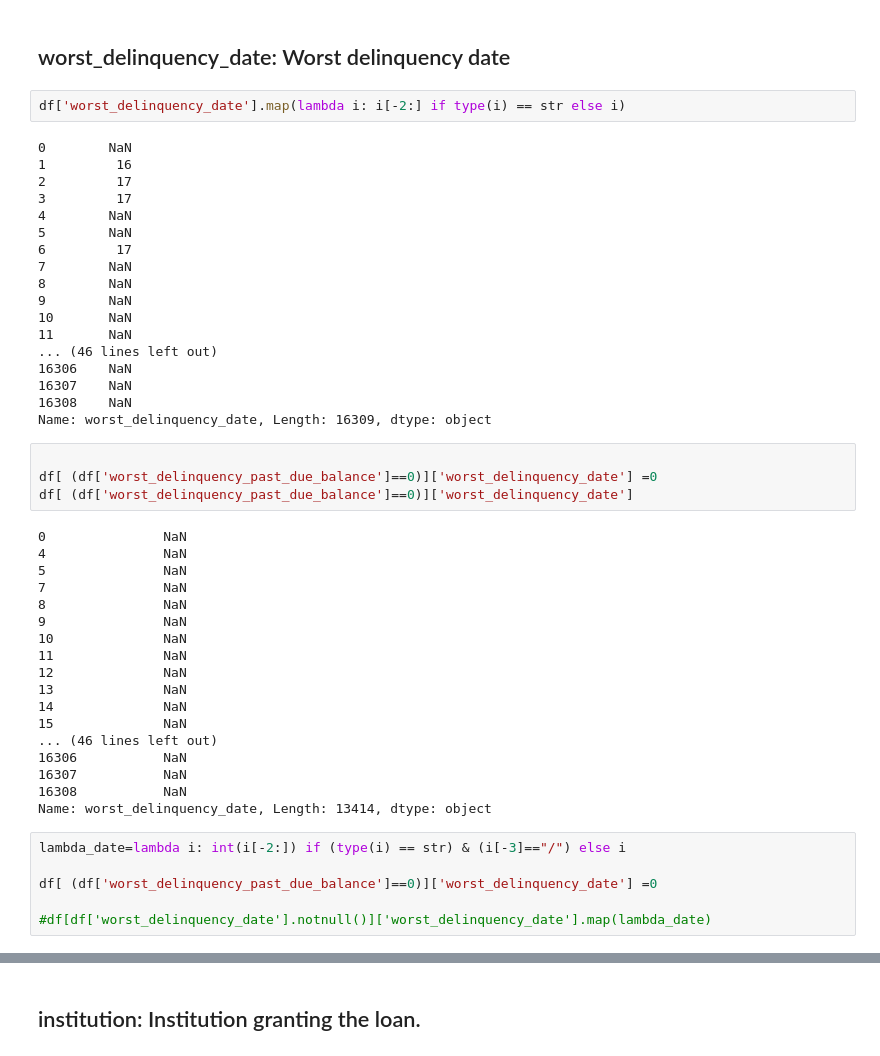
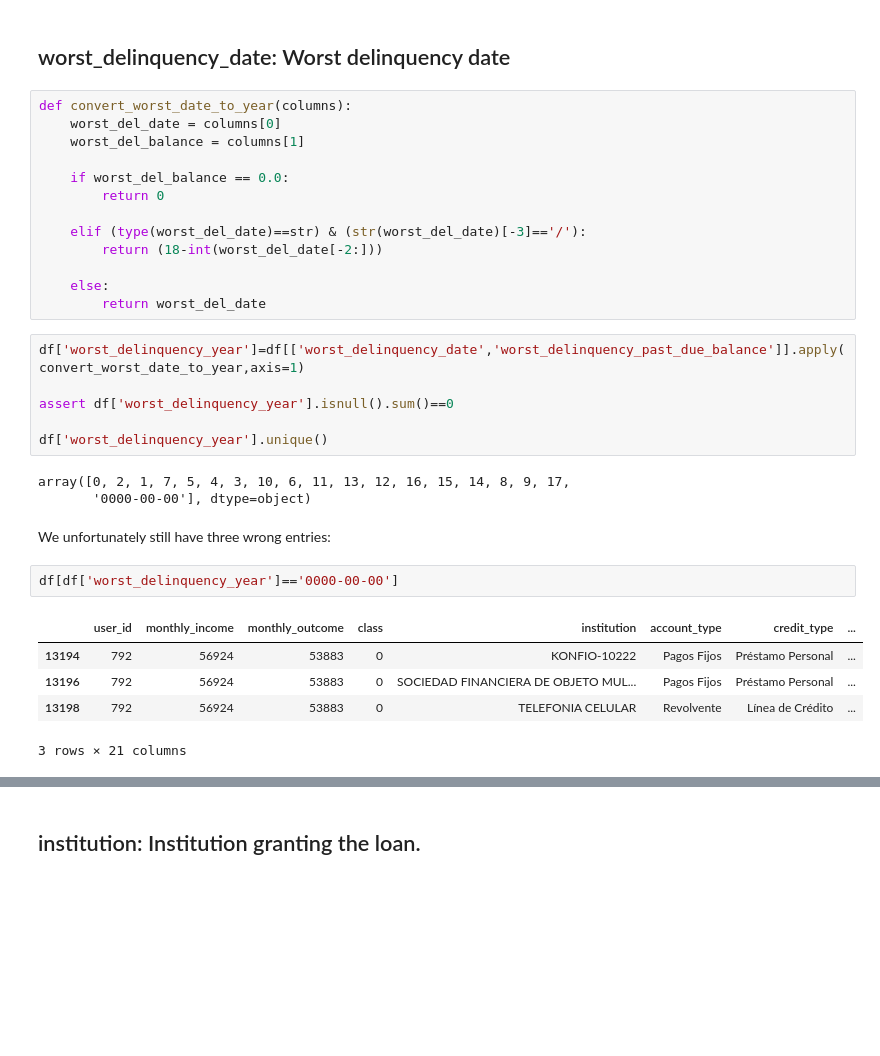
Before and after one commit to reneang17/fintech-demo, a Jupyter notebook: data-understanding.ipynb, the cells around one changed output, grey strips where cells are left out. Drawn from its saved outputs; the diff is of its cells as text; blank space fills up the shorter version.

```diff
--- a/data-understanding.ipynb
+++ b/data-understanding.ipynb
@@ -75,50 +157,34 @@ memory usage: 2.6+ MB
 # %% [markdown]
 ## worst_delinquency_date: Worst delinquency date
-# %%
-df['worst_delinquency_date'].map(lambda i: i[-2:] if type(i) == str else i)
-# %% [output]
-0        NaN
-1         16
-2         17
-3         17
-4        NaN
-5        NaN
-6         17
-7        NaN
-8        NaN
-9        NaN
-10       NaN
-11       NaN
-... (46 lines left out)
-16306    NaN
-16307    NaN
-16308    NaN
-Name: worst_delinquency_date, Length: 16309, dtype: object
-# %%
-
-df[ (df['worst_delinquency_past_due_balance']==0)]['worst_delinquency_date'] =0
-df[ (df['worst_delinquency_past_due_balance']==0)]['worst_delinquency_date']
-# %% [output]
-0               NaN
-4               NaN
-5               NaN
-7               NaN
-8               NaN
-9               NaN
-10              NaN
-11              NaN
-12              NaN
-13              NaN
-14              NaN
-15              NaN
-... (46 lines left out)
-16306           NaN
-16307           NaN
-16308           NaN
-Name: worst_delinquency_date, Length: 13414, dtype: object
-# %%
-lambda_date=lambda i: int(i[-2:]) if (type(i) == str) & (i[-3]=="/") else i
-
-df[ (df['worst_delinquency_past_due_balance']==0)]['worst_delinquency_date'] =0
-
-#df[df['worst_delinquency_date'].notnull()]['worst_delinquency_date'].map(lambda_date)
+# %%
+def convert_worst_date_to_year(columns):
+    worst_del_date = columns[0]
+    worst_del_balance = columns[1]
+
+    if worst_del_balance == 0.0:
+        return 0
+
+    elif (type(worst_del_date)==str) & (str(worst_del_date)[-3]=='/'):
+        return (18-int(worst_del_date[-2:]))
+
+    else:
+        return worst_del_date
+# %%
+df['worst_delinquency_year']=df[['worst_delinquency_date','worst_delinquency_past_due_balance']].apply(convert_worst_date_to_year,axis=1)
+
+assert df['worst_delinquency_year'].isnull().sum()==0
+
+df['worst_delinquency_year'].unique()
+# %% [output]
+array([0, 2, 1, 7, 5, 4, 3, 10, 6, 11, 13, 12, 16, 15, 14, 8, 9, 17,
+       '0000-00-00'], dtype=object)
+# %% [markdown]
+We unfortunately still have three wrong entries:
+# %%
+df[df['worst_delinquency_year']=='0000-00-00']
+# %% [output]
+|  | user_id | monthly_income | monthly_outcome | class | institution | account_type | credit_type | ... |
+| 13194 | 792 | 56924 | 53883 | 0 | KONFIO-10222 | Pagos Fijos | Préstamo Personal | ... |
+| 13196 | 792 | 56924 | 53883 | 0 | SOCIEDAD FINANCIERA DE OBJETO MUL... | Pagos Fijos | Préstamo Personal | ... |
+| 13198 | 792 | 56924 | 53883 | 0 | TELEFONIA CELULAR | Revolvente | Línea de Crédito | ... |
+3 rows × 21 columns
```
Also changed, not shown: parts of 20 cells of this notebook.
